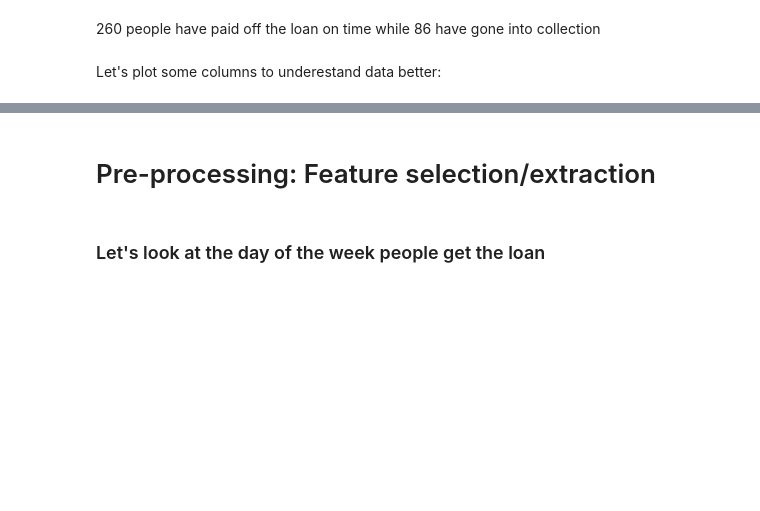
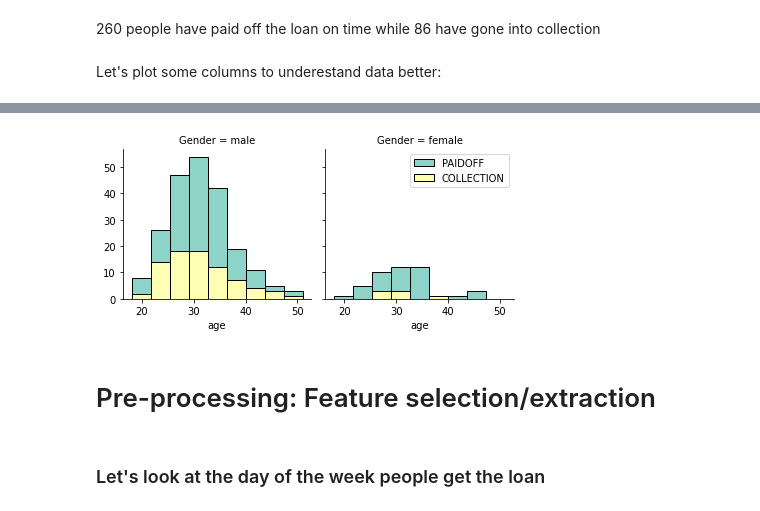
Before and after one commit to virajdaxini2510/Machine_Learning_Project, a Jupyter notebook: Machine learning with python final project.ipynb, the cells around one changed output, grey strips where cells are left out. Saved outputs shown, nothing was run; the diff lists cells and outputs as text; code cells hidden in the pictures; blank space fills up the shorter version.

```diff
--- a/Machine learning with python final project.ipynb
+++ b/Machine learning with python final project.ipynb
@@ -79,10 +141,12 @@ plt.show()
 # %%
 bins = np.linspace(df.age.min(), df.age.max(), 10)
-g = sns.FacetGrid(df, col="Gender", hue="loan_status", palette="Set1", col_wrap=2)
+g = sns.FacetGrid(df, col="Gender", hue="loan_status", palette="Set", col_wrap=2)
 g.map(plt.hist, 'age', bins=bins, ec="k")
 
-g.axes[-1].legend()
+g.axes[1].legend()
 plt.show()
+# %% [output]
+[figure, added]
 # %% [markdown]
 # Pre-processing:  Feature selection/extraction
 # %% [markdown]
```
Also changed, not shown: parts of 35 cells of this notebook.
